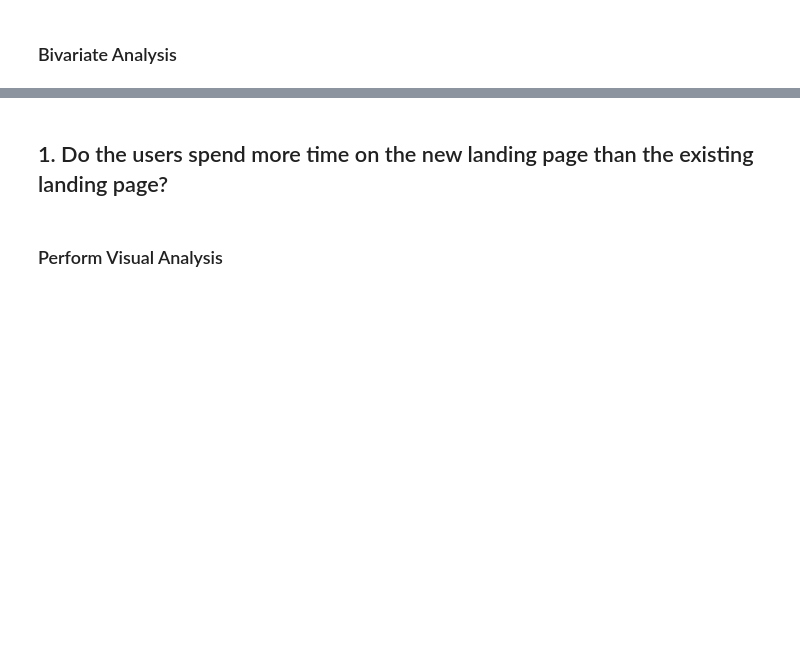
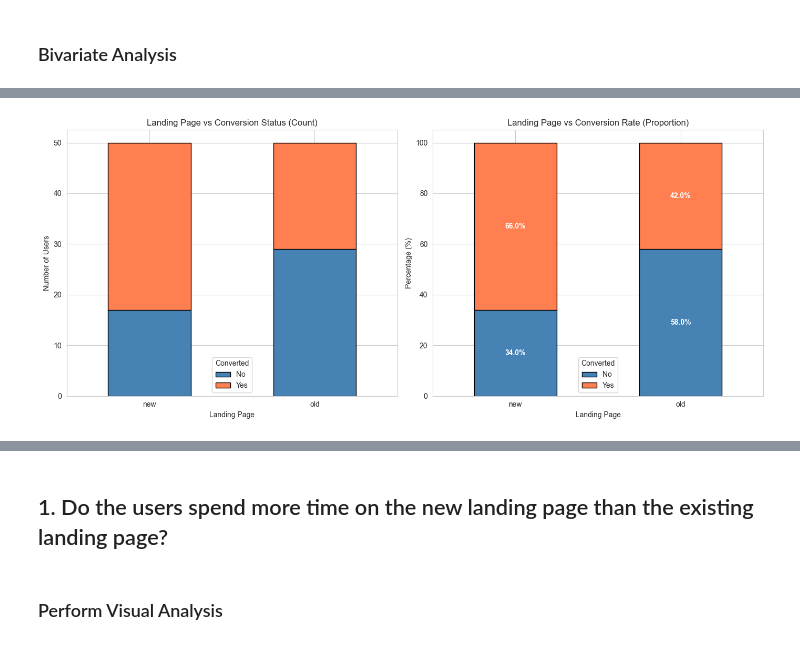
Before and after one commit to Irene-coder-dot/E-News-Express, a Jupyter notebook: ENews_Express_Learner_Notebook_Full_Code.ipynb, the cells around one changed output, grey strips where cells are left out. Cells and saved outputs as stored; diff of their text form; code cells hidden in the pictures; blank space fills up the shorter version.

```diff
--- a/ENews_Express_Learner_Notebook_Full_Code.ipynb
+++ b/ENews_Express_Learner_Notebook_Full_Code.ipynb
@@ -152,0 +327,86 @@ No duplicate records were found in the dataset. Each observation is unique, so n
+# %%
+# Bivariate Analysis - Landing Page vs Conversion
+# Comparing conversion rates between the old and new landing pages
+
+
+
+# Check unique values in converted column
+print("Converted unique values:", ENews_df['converted'].unique())
+print("Converted dtype:", ENews_df['converted'].dtype)
+
+fig, axes = plt.subplots(1, 2, figsize=(14, 6))
+
+# -------------------------------
+# 1. Conversion Counts (Stacked Bar Chart)
+# -------------------------------
+
+# Create crosstab using actual column values (no reindex)
+conversion_counts = pd.crosstab(
+    ENews_df['landing_page'],
+    ENews_df['converted']
+)
+
+# Plot stacked bar chart (counts)
+conversion_counts.plot(
+    kind='bar',
+    stacked=True,
+    ax=axes[0],
+    color=['steelblue', 'coral'],
+    edgecolor='black'
+)
+
+# Titles and labels
+axes[0].set_title('Landing Page vs Conversion Status (Count)')
+axes[0].set_xlabel('Landing Page')
+axes[0].set_ylabel('Number of Users')
+axes[0].tick_params(axis='x', rotation=0)
+axes[0].legend(title='Converted', labels=['No', 'Yes'])
+
+# -------------------------------
+# 2. Conversion Proportions (%)
+# -------------------------------
+
+# Create crosstab (row-wise percentages)
+conversion_percent = pd.crosstab(
+    ENews_df['landing_page'],
+    ENews_df['converted'],
+    normalize='index'
+) * 100
+
+# Plot stacked bar chart (percentages)
+conversion_percent.plot(
+    kind='bar',
+    stacked=True,
+    ax=axes[1],
+    color=['steelblue', 'coral'],
+    edgecolor='black'
+)
+
+# Add percentage labels on each bar segment
+for bar in axes[1].patches:
+    height = bar.get_height()
+    x = bar.get_x() + bar.get_width() / 2
+    y = bar.get_y() + height / 2
+    # Only label meaningful segments
+    if height > 3:
+        axes[1].text(
+            x, y,
+            f'{height:.1f}%',
+            ha='center',
+            va='center',
+            fontsize=10,
+            color='white',
+            fontweight='bold'
+        )
+
+# Titles and labels
+axes[1].set_title('Landing Page vs Conversion Rate (Proportion)')
+axes[1].set_xlabel('Landing Page')
+axes[1].set_ylabel('Percentage (%)')
+axes[1].tick_params(axis='x', rotation=0)
+axes[1].legend(title='Converted', labels=['No', 'Yes'])
+
+# Layout adjustment
+plt.tight_layout()
+plt.show()
+# %% [output]
@@ -152,0 +415 @@ No duplicate records were found in the dataset. Each observation is unique, so n
+[figure, added]
```
Also changed, not shown: parts of 12 cells of this notebook.
